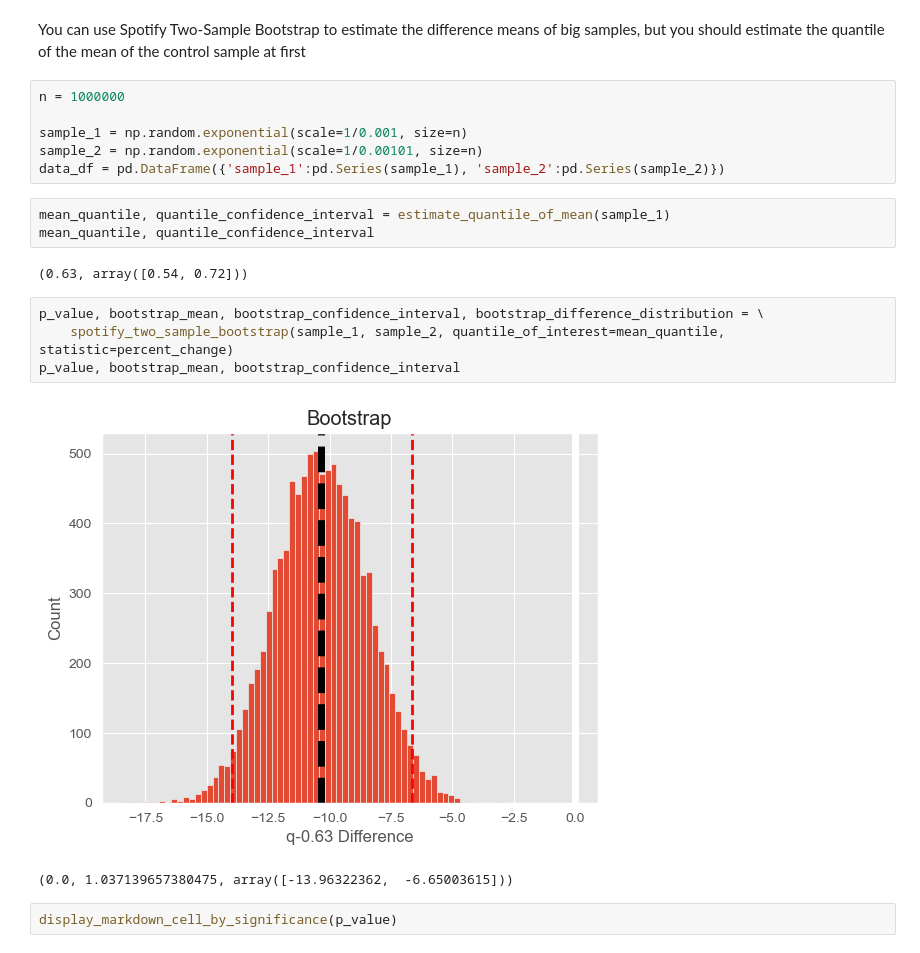
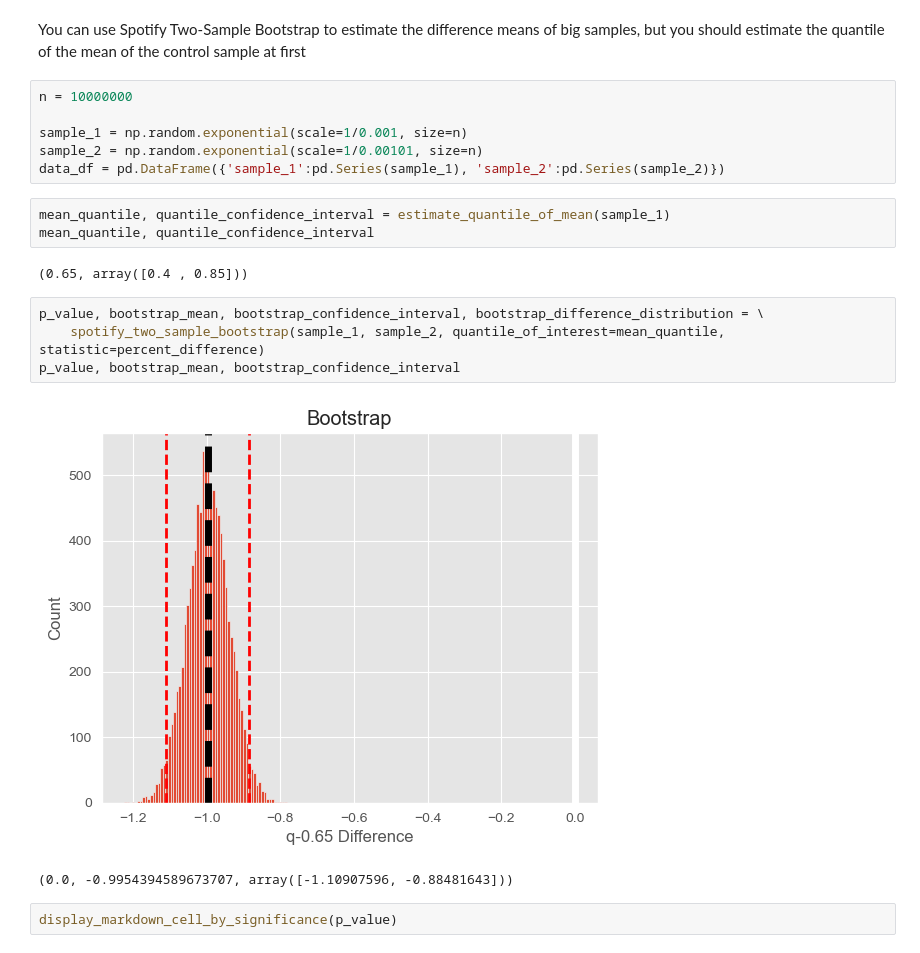
Before and after one commit to timofeytkachenko/bootstrap, a Jupyter notebook: bootstrap_experiment.ipynb, the cells around one changed output. Drawn from its saved outputs; the diff is of its cells as text.

Commit message:
quantile of mean estimation refactored

```diff
--- a/bootstrap_experiment.ipynb
+++ b/bootstrap_experiment.ipynb
@@ -98,7 +98,7 @@ display_markdown_cell_by_significance(p_value)
 # %% [markdown]
 You can use Spotify Two-Sample Bootstrap to estimate the difference means of big samples, but you should estimate the quantile of the mean of the control sample at first
 # %%
-n = 1000000
+n = 10000000
 
 sample_1 = np.random.exponential(scale=1/0.001, size=n)
 sample_2 = np.random.exponential(scale=1/0.00101, size=n)
@@ -107,14 +107,14 @@ data_df = pd.DataFrame({'sample_1':pd.Series(sample_1), 'sample_2':pd.Series(sam
 mean_quantile, quantile_confidence_interval = estimate_quantile_of_mean(sample_1)
 mean_quantile, quantile_confidence_interval
 # %% [output]
-(0.63, array([0.54, 0.72]))
+(0.65, array([0.4 , 0.85]))
 # %%
 p_value, bootstrap_mean, bootstrap_confidence_interval, bootstrap_difference_distribution = \
-    spotify_two_sample_bootstrap(sample_1, sample_2, quantile_of_interest=mean_quantile, statistic=percent_change)
+    spotify_two_sample_bootstrap(sample_1, sample_2, quantile_of_interest=mean_quantile, statistic=percent_difference)
 p_value, bootstrap_mean, bootstrap_confidence_interval
 # %% [output]
-[figure, old version]
+[figure, new version]
-(0.0, 1.037139657380475, array([-13.96322362,  -6.65003615]))
+(0.0, -0.9954394589673707, array([-1.10907596, -0.88481643]))
 # %%
 display_markdown_cell_by_significance(p_value)
 # %% [output]
```
Also changed, not shown: parts of 17 cells of this notebook, 2 other files.
